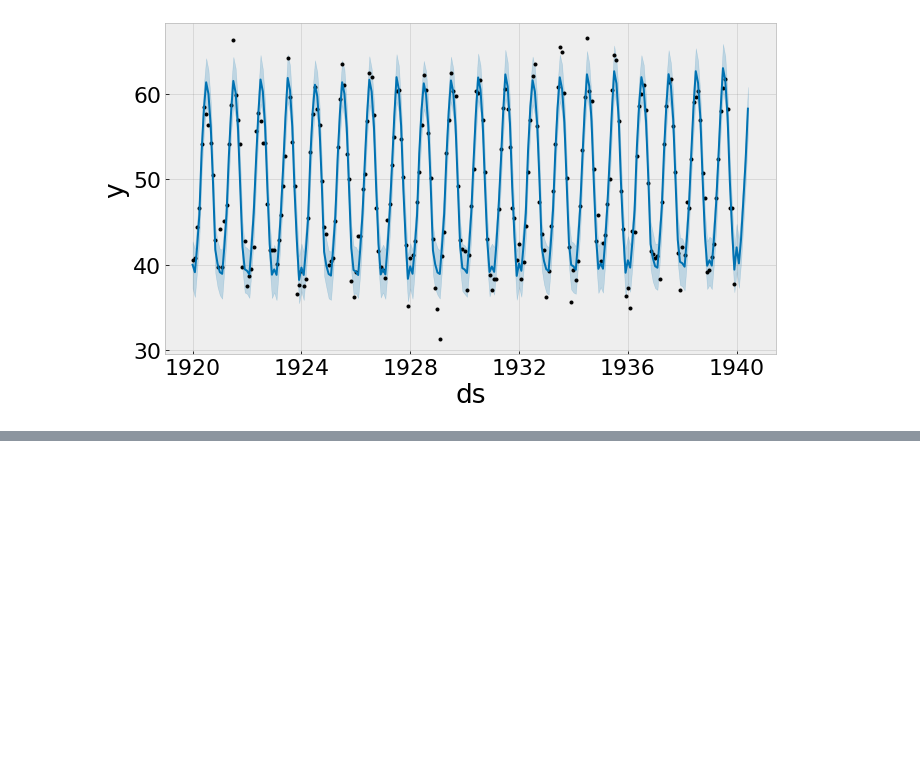
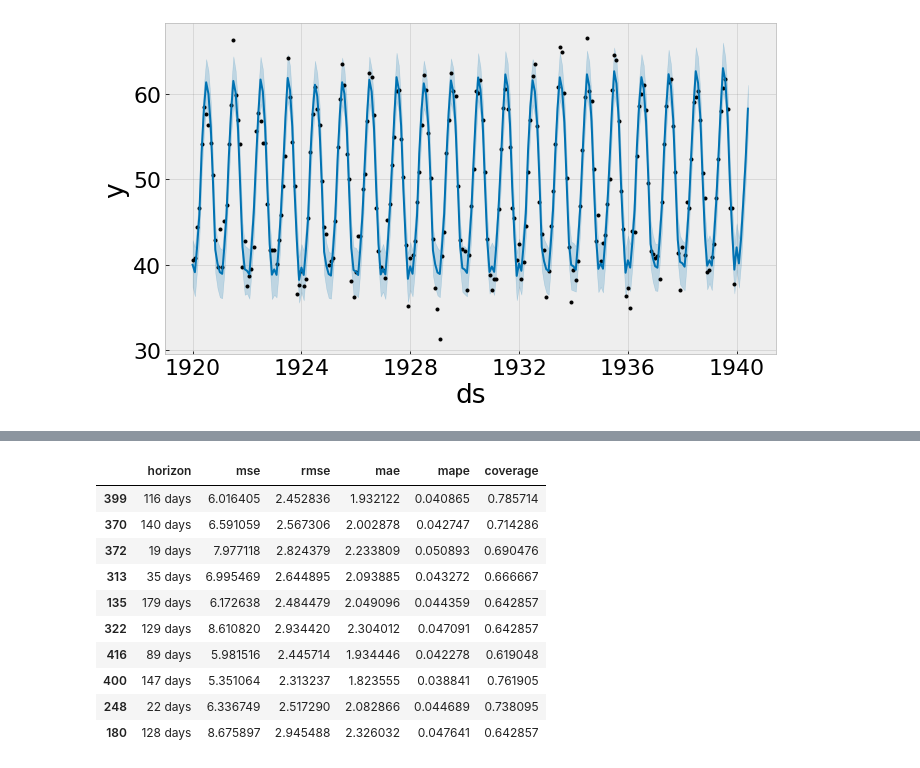
Before and after one commit to goujonbe/data_science_for_finance, a Jupyter notebook: seasonal_time_series.ipynb, the cells around one changed output, grey strips where cells are left out. Drawn from its saved outputs; the diff is of its cells as text; code cells hidden in the pictures; blank space fills up the shorter version.

```diff
--- a/seasonal_time_series.ipynb
+++ b/seasonal_time_series.ipynb
@@ -144,0 +177,16 @@ Work in progress ...
+# %%
+from fbprophet.diagnostics import performance_metrics
+df_p = performance_metrics(df_cv)
+df_p.sample(n=10)
+# %% [output]
+|  | horizon | mse | rmse | mae | mape | coverage |
+| 399 | 116 days | 6.016405 | 2.452836 | 1.932122 | 0.040865 | 0.785714 |
+| 370 | 140 days | 6.591059 | 2.567306 | 2.002878 | 0.042747 | 0.714286 |
+| 372 | 19 days | 7.977118 | 2.824379 | 2.233809 | 0.050893 | 0.690476 |
+| 313 | 35 days | 6.995469 | 2.644895 | 2.093885 | 0.043272 | 0.666667 |
+| 135 | 179 days | 6.172638 | 2.484479 | 2.049096 | 0.044359 | 0.642857 |
+| 322 | 129 days | 8.610820 | 2.934420 | 2.304012 | 0.047091 | 0.642857 |
+| 416 | 89 days | 5.981516 | 2.445714 | 1.934446 | 0.042278 | 0.619048 |
+| 400 | 147 days | 5.351064 | 2.313237 | 1.823555 | 0.038841 | 0.761905 |
+| 248 | 22 days | 6.336749 | 2.517290 | 2.082866 | 0.044689 | 0.738095 |
+| 180 | 128 days | 8.675897 | 2.945488 | 2.326032 | 0.047641 | 0.642857 |
```
Also changed, not shown: parts of 8 cells of this notebook.
